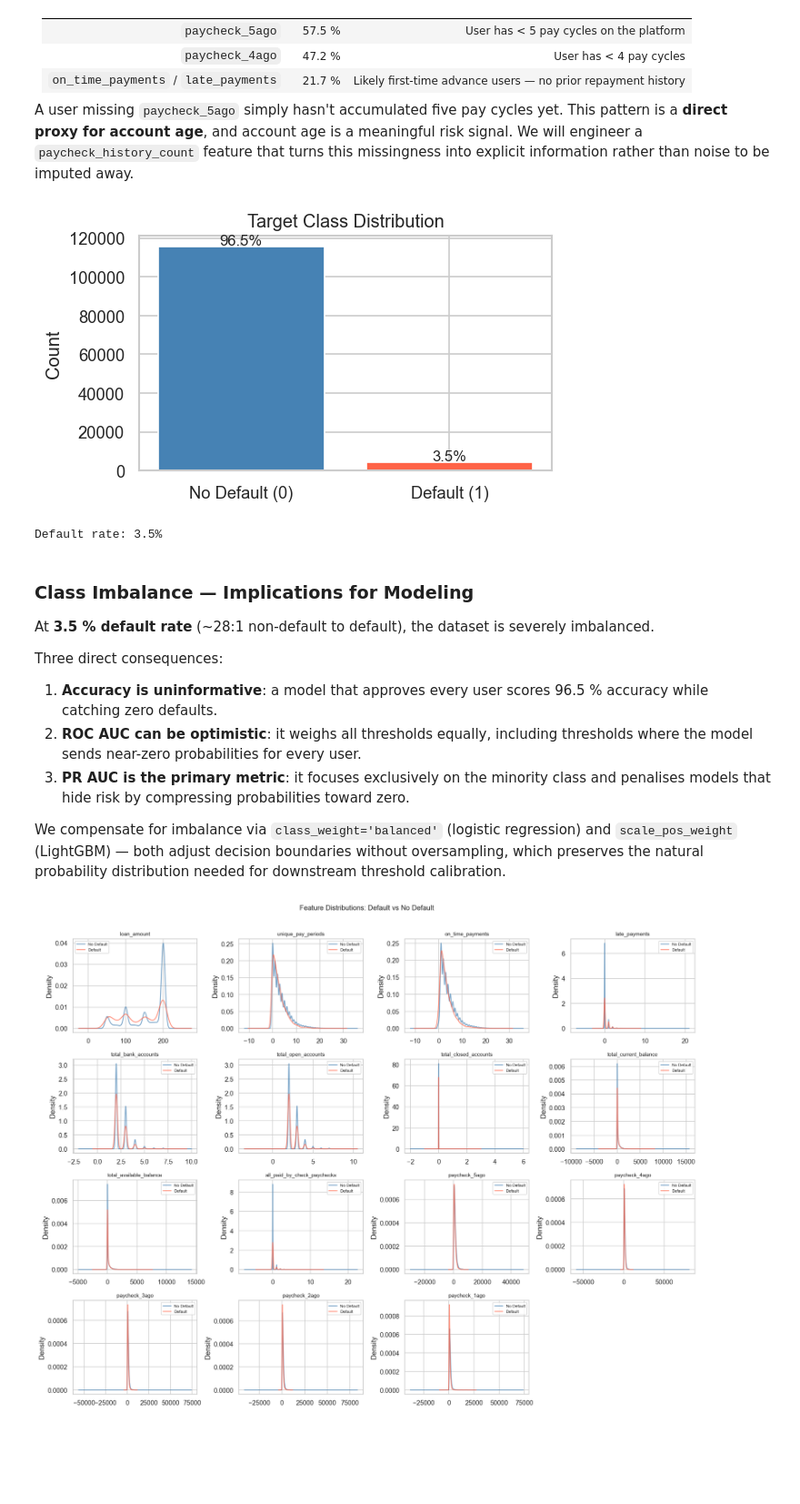
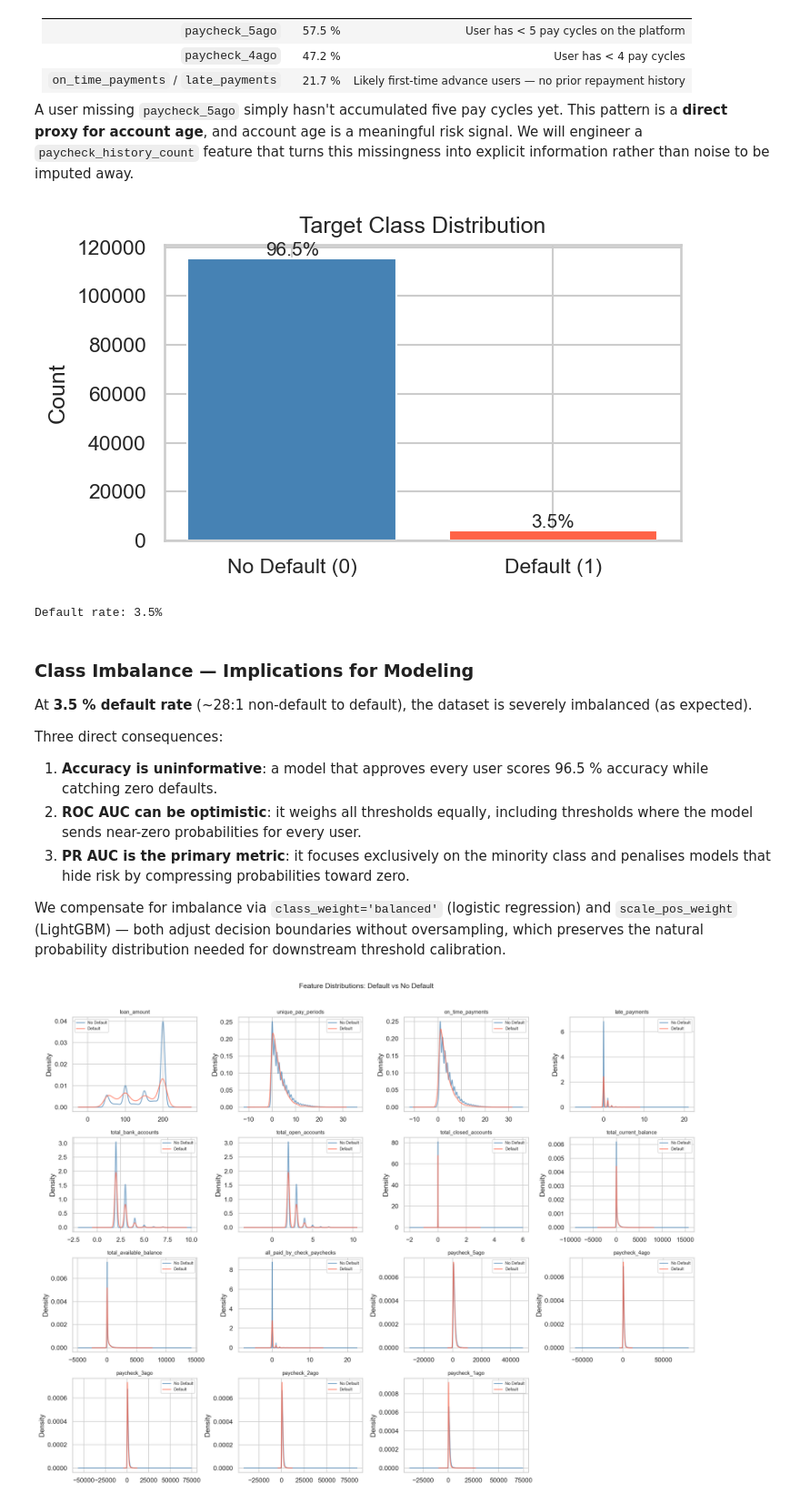
Before and after one commit to jthaller/data_scientist_assesment, a Jupyter notebook: risk_model/clair_risk_model.ipynb, the cells around one changed output. Shown at 91% size. Cells and saved outputs as stored; diff of their text form; code cells hidden in the pictures; blank space fills up the shorter version.

```diff
--- a/risk_model/clair_risk_model.ipynb
+++ b/risk_model/clair_risk_model.ipynb
@@ -56,7 +56,7 @@ import lightgbm as lgb
 
 # Plotting defaults
 sns.set_theme(style='whitegrid', palette='muted')
-plt.rcParams['figure.dpi'] = 120
+plt.rcParams['figure.dpi'] = 150
 
 RANDOM_STATE = 42
 TARGET = 'DEFAULT_FLAG'
@@ -174,31 +174,30 @@ information rather than noise to be imputed away.
 # %%
 def plot_target_balance(df: pd.DataFrame, target: str = 'default_flag') -> None:
     """Bar chart of the target class distribution with counts and percentages."""
     counts = df[target].value_counts().sort_index()
     pcts   = counts / counts.sum() * 100
 
     fig, ax = plt.subplots(figsize=(5, 3))
     bars = ax.bar(['No Default (0)', 'Default (1)'], counts.values, color=['steelblue', 'tomato'])
-    for bar, count, pct in zip(bars, counts.values, pcts.values):
+    for bar, pct in zip(bars, pcts.values):
         ax.text(bar.get_x() + bar.get_width() / 2,
                 bar.get_height() + counts.max() * 0.01,
-                f'{count:,}\n({pct:.1f}%)', ha='center', va='bottom', fontsize=10)
-    ax.set_ylim(top=counts.max() * 1.15)
+                f'{pct:.1f}%', ha='center', fontsize=10)
     ax.set_title('Target Class Distribution')
     ax.set_ylabel('Count')
     plt.tight_layout()
     plt.show()
-    print(f'Total: {counts.sum():,}  |  No Default: {counts.iloc[0]:,}  |  Default: {counts.iloc[-1]:,}  ({pcts.iloc[-1]:.1f}%)')
+    print(f'Default rate: {pcts.get(1, pcts.iloc[-1]):.1f}%')
 
 
 plot_target_balance(df_raw)
 # %% [output]
-[figure, old version]
+[figure, new version]
 Default rate: 3.5%
 # %% [markdown]
 ### Class Imbalance — Implications for Modeling
 
-At **3.5 % default rate** (~28:1 non-default to default), the dataset is severely imbalanced.
+At **3.5 % default rate** (~28:1 non-default to default), the dataset is severely imbalanced (as expected).
 
 Three direct consequences:
 
```
Also changed, not shown: parts of 9 cells of this notebook, 3 other files.
